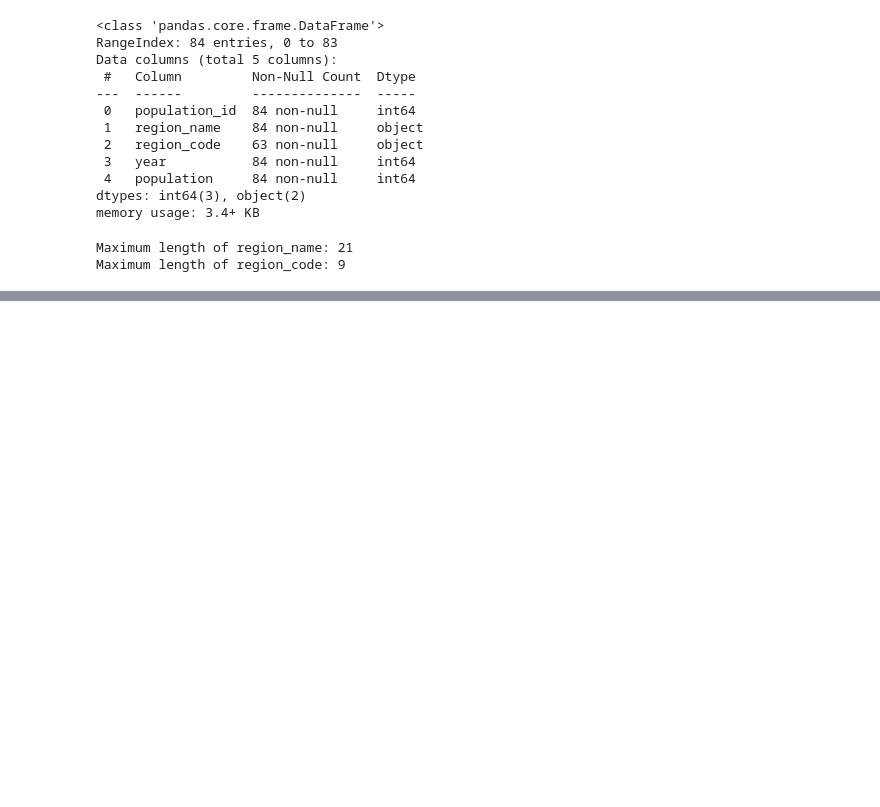
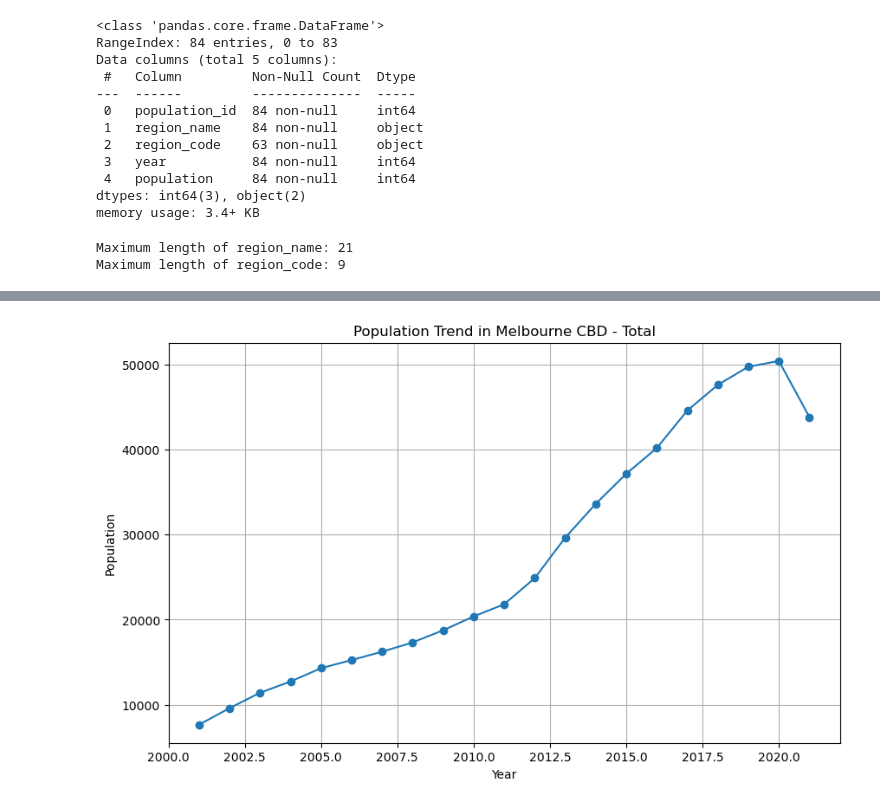
Before and after one commit to Gyoungd/carownership_backend_api, a Jupyter notebook: population.ipynb, the cells around one changed output, grey strips where cells are left out. Saved outputs shown, nothing was run; the diff lists cells and outputs as text; code cells hidden in the pictures; blank space fills up the shorter version.

```diff
--- a/population.ipynb
+++ b/population.ipynb
@@ -375,3 +373,19 @@ west
+# %%
+import matplotlib.pyplot as plt
+
+# Filter data for Melbourne CBD - Total
+total = df_CBD[df_CBD['region_name'] == 'Melbourne CBD - Total']
+
+# Plot the trend
+plt.figure(figsize=(10, 6))
+plt.plot(total['year'], total['population'], marker='o', linestyle='-')
+plt.title('Population Trend in Melbourne CBD - Total')
+plt.xlabel('Year')
+plt.ylabel('Population')
+plt.grid(True)
+plt.show()
+# %% [output]
+[figure, added]
 # %%
 # Save the table
 df_CBD.to_csv('population.csv', index=False)
```
Also changed, not shown: parts of 2 cells of this notebook, 7 other files.
